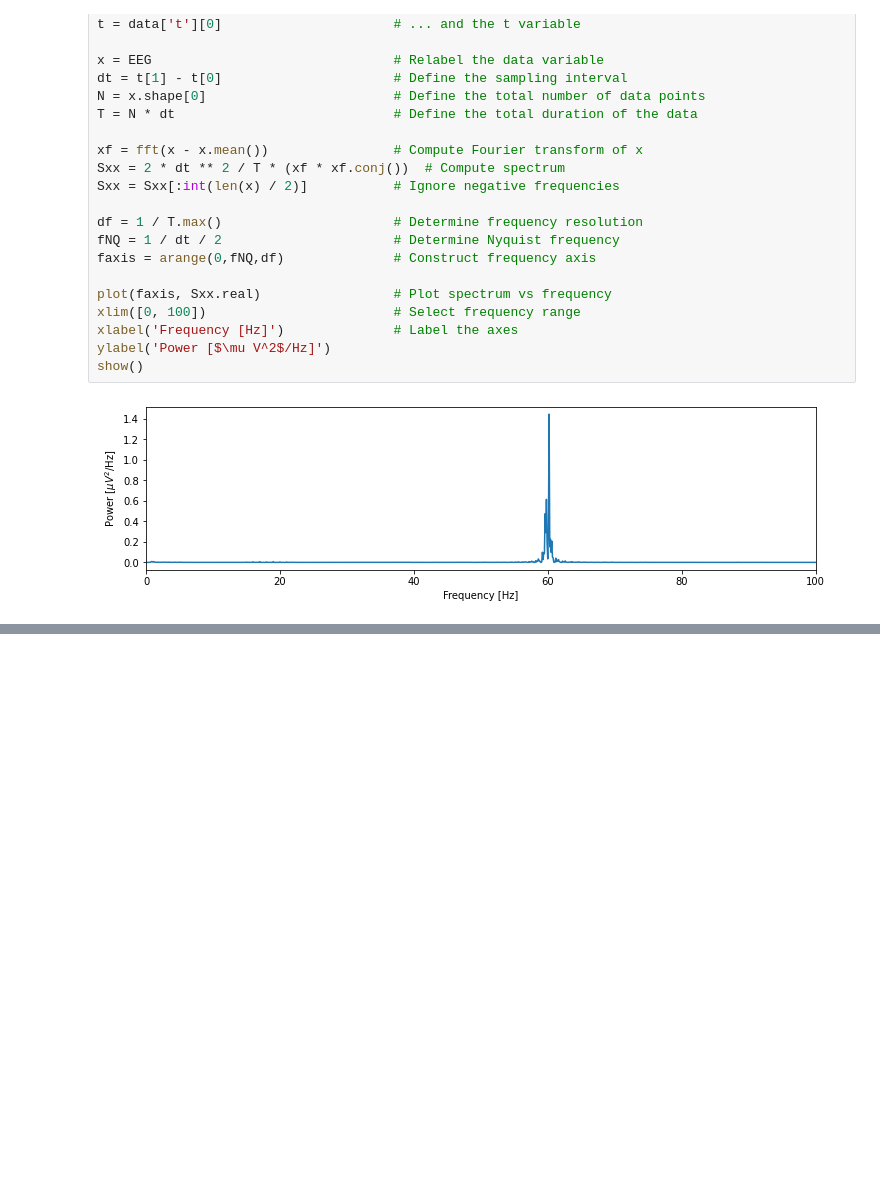
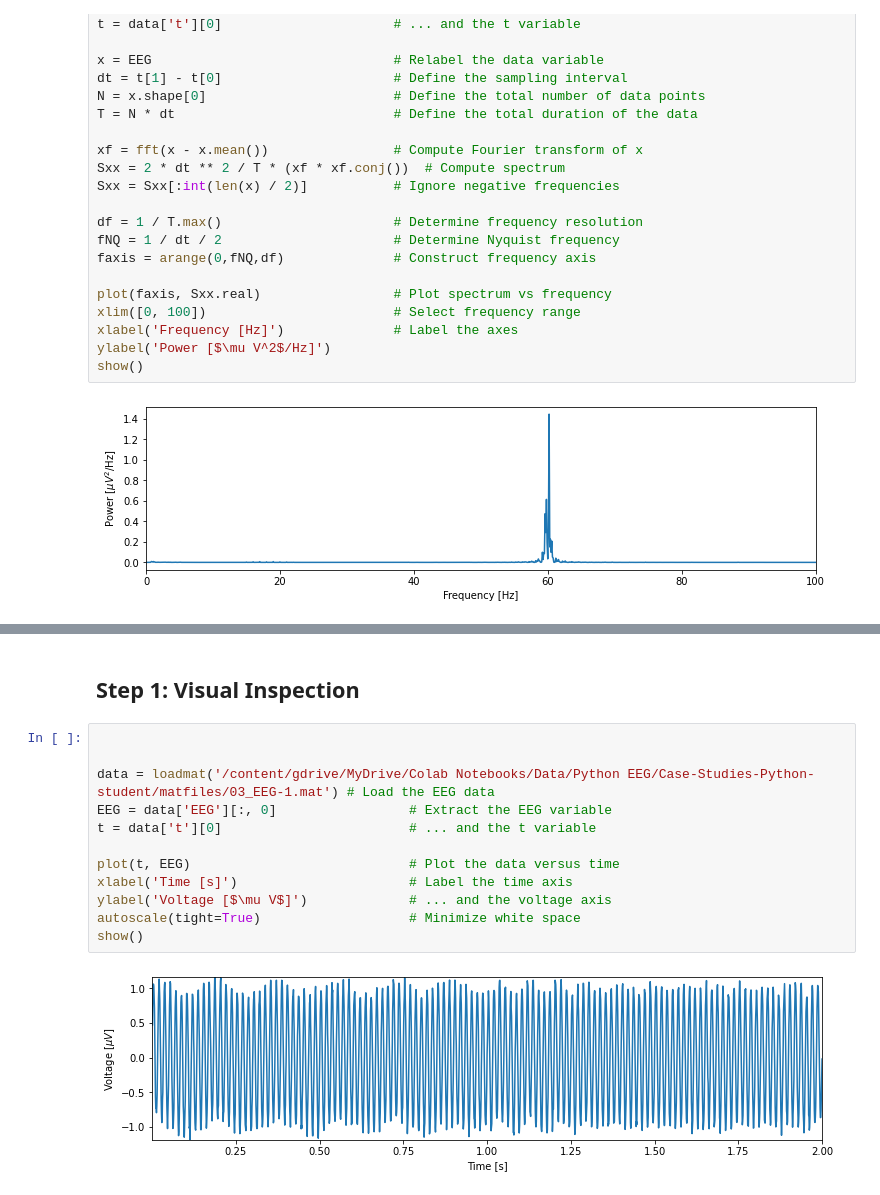
Before and after one commit to npinak/EEG, a Jupyter notebook: Python/The-Power-Spectrum_(Part-1)/The_Power_Spectrum_(Part_1).ipynb, the cells around one changed output, grey strips where cells are left out. Saved outputs shown, nothing was run; the diff lists cells and outputs as text; blank space fills up the shorter version.

```diff
--- a/Python/The-Power-Spectrum_(Part-1)/The_Power_Spectrum_(Part_1).ipynb
+++ b/Python/The-Power-Spectrum_(Part-1)/The_Power_Spectrum_(Part_1).ipynb
@@ -40,0 +69,16 @@ show()
+# %% [markdown]
+## Step 1: Visual Inspection
+# %%
+
+
+data = loadmat('/content/gdrive/MyDrive/Colab Notebooks/Data/Python EEG/Case-Studies-Python-student/matfiles/03_EEG-1.mat') # Load the EEG data
+EEG = data['EEG'][:, 0]                 # Extract the EEG variable
+t = data['t'][0]                        # ... and the t variable
+
+plot(t, EEG)                            # Plot the data versus time
+xlabel('Time [s]')                      # Label the time axis
+ylabel('Voltage [$\mu V$]')             # ... and the voltage axis
+autoscale(tight=True)                   # Minimize white space
+show()
+# %% [output]
+[figure, added]
```
Also changed, not shown: parts of 46 cells of this notebook, 2 other files.
